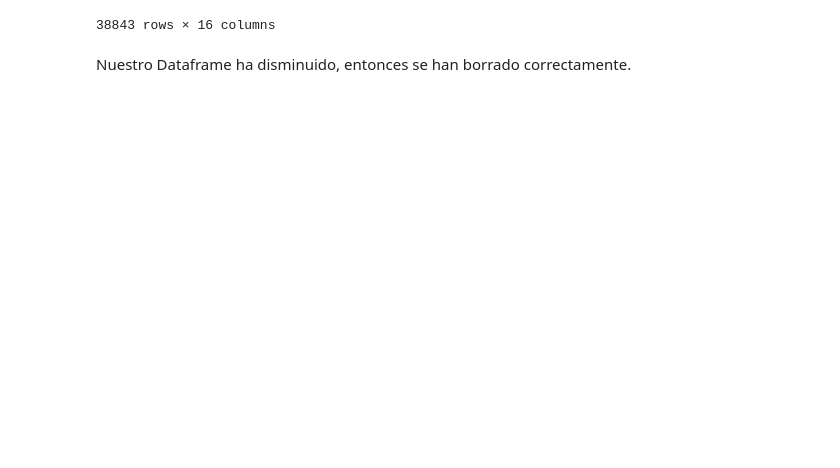
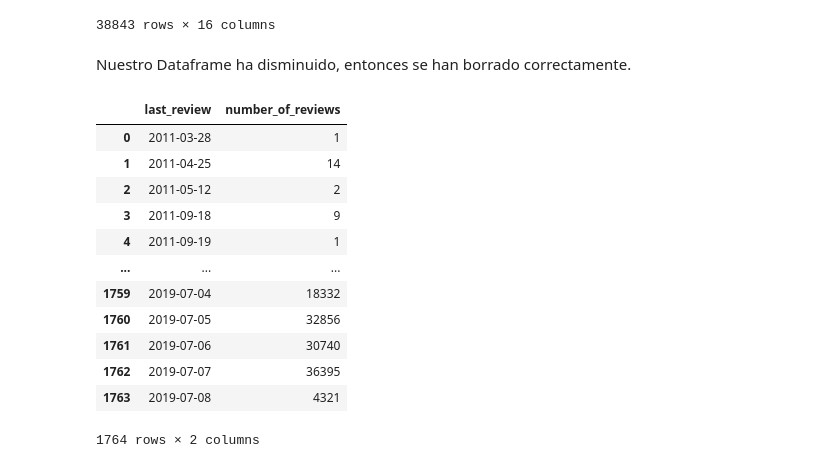
Before and after one commit to MartaAmoresCastillejo/LAB1, a Jupyter notebook: Lab1.ipynb, the cells around one changed output. Saved outputs shown, nothing was run; the diff lists cells and outputs as text; code cells hidden in the pictures; blank space fills up the shorter version.

```diff
--- a/Lab1.ipynb
+++ b/Lab1.ipynb
@@ -726,3 +726,23 @@ data
 38843 rows × 16 columns
 # %% [markdown]
 Nuestro Dataframe ha disminuido, entonces se han borrado correctamente.
+# %%
+data = data.groupby(['last_review']).agg(
+                                  {'number_of_reviews': 'sum',
+                                  }).reset_index()
+
+data
+# %% [output]
+|  | last_review | number_of_reviews |
+| 0 | 2011-03-28 | 1 |
+| 1 | 2011-04-25 | 14 |
+| 2 | 2011-05-12 | 2 |
+| 3 | 2011-09-18 | 9 |
+| 4 | 2011-09-19 | 1 |
+| ... | ... | ... |
+| 1759 | 2019-07-04 | 18332 |
+| 1760 | 2019-07-05 | 32856 |
+| 1761 | 2019-07-06 | 30740 |
+| 1762 | 2019-07-07 | 36395 |
+| 1763 | 2019-07-08 | 4321 |
+1764 rows × 2 columns
```
Also changed, not shown: parts of 9 cells of this notebook.
